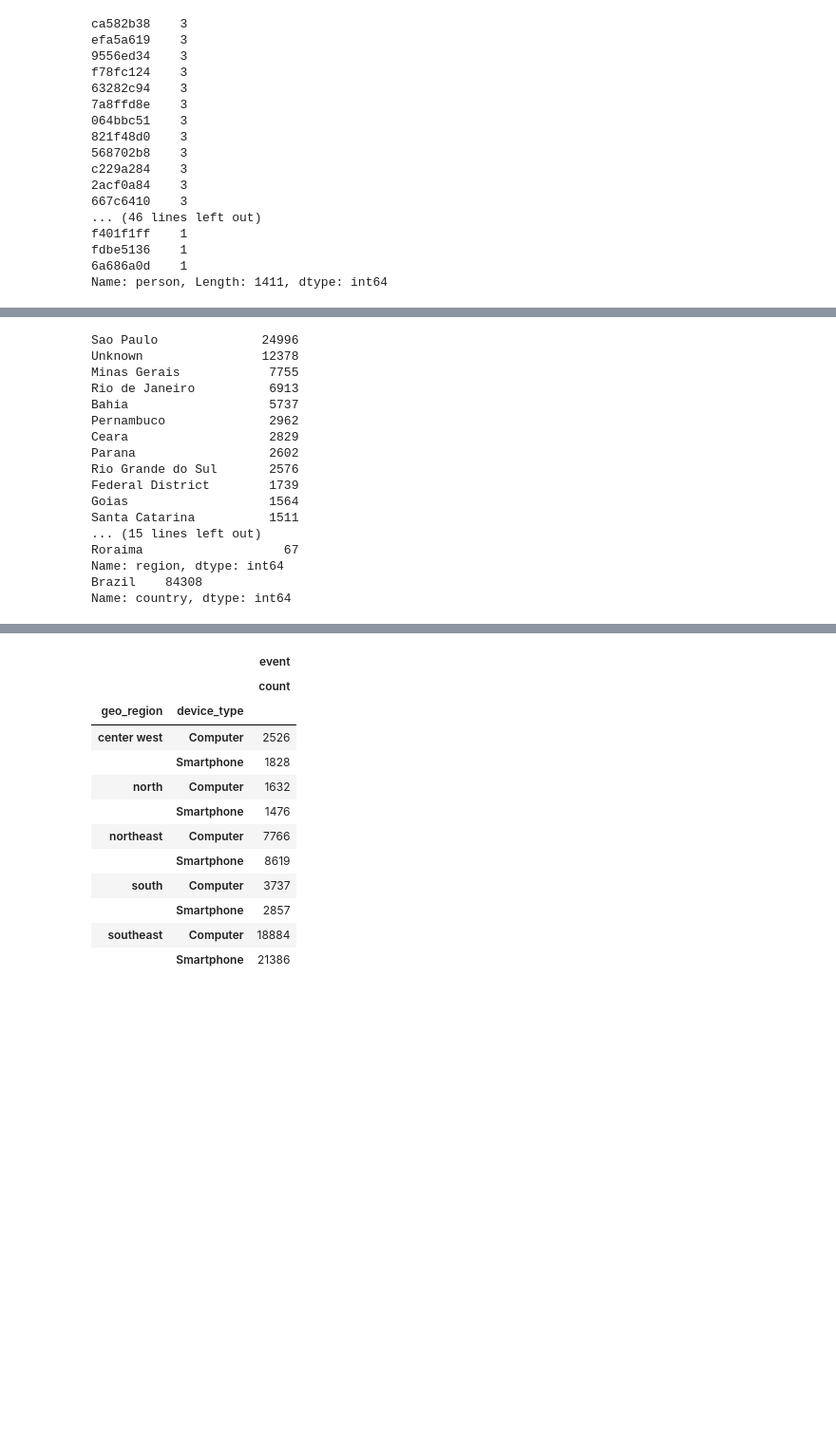
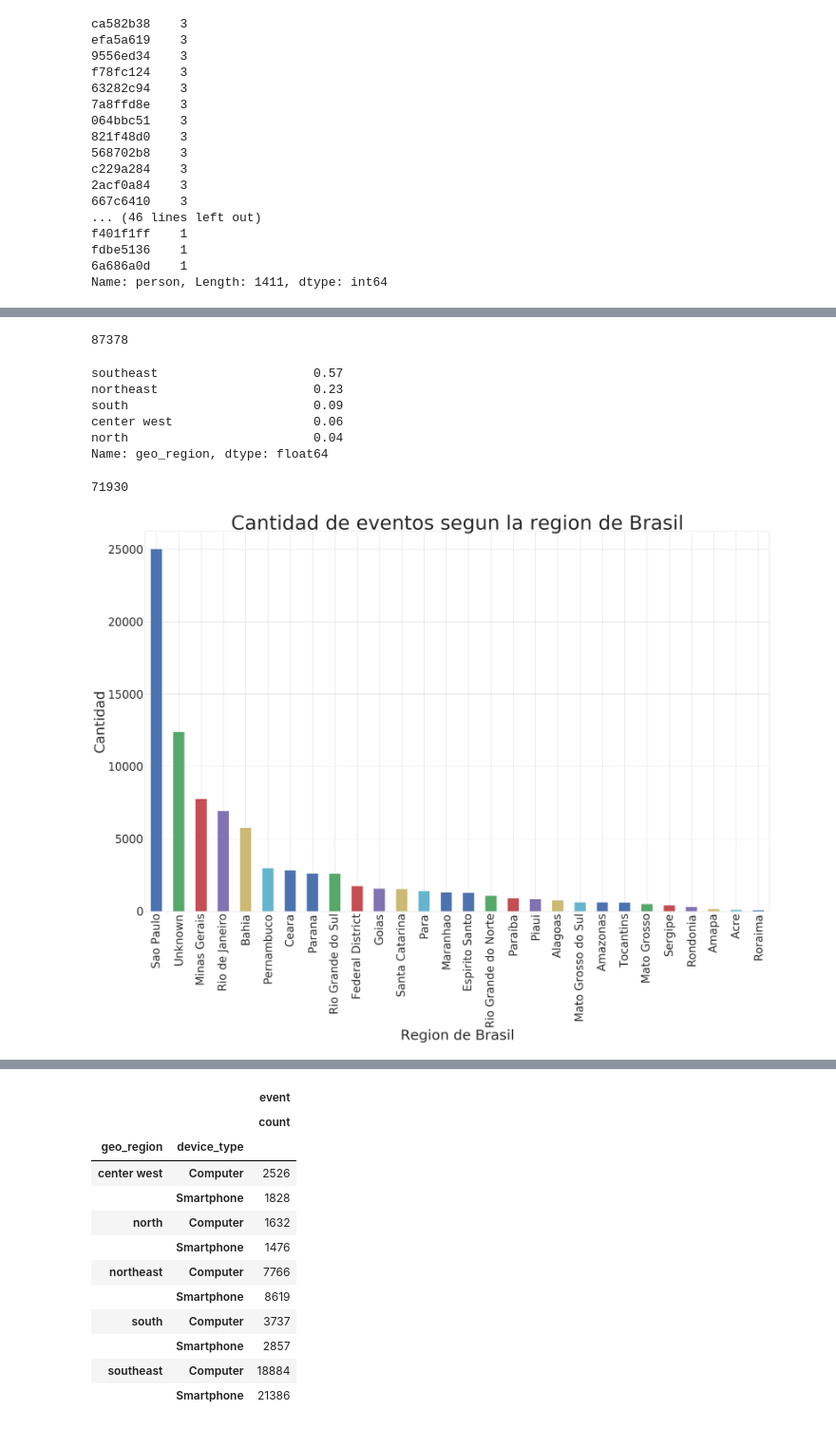
Before and after one commit to gabyrobles93/7506-TP1-Trocafone, a Jupyter notebook: analisis_so_y_dispositivos.ipynb, the cells around one changed output, grey strips where cells are left out. Shown at 95% size. Saved outputs shown, nothing was run; the diff lists cells and outputs as text; code cells hidden in the pictures; blank space fills up the shorter version.

```diff
--- a/analisis_so_y_dispositivos.ipynb
+++ b/analisis_so_y_dispositivos.ipynb
@@ -677,3 +697,7 @@ Name: person, Length: 1411, dtype: int64
+# %%
+len(visited_site)
+# %% [output]
+87378
 # %%
 visited_site.dropna(axis='columns', inplace=True)
 
@@ -733,23 +757,24 @@ visited_site_brazil = visited_site.loc[visited_site['country'] == 'Brazil']
 cities = visited_site_brazil['city'].value_counts()
 regions = visited_site_brazil['region'].value_counts()
 countries = visited_site_brazil['country'].value_counts()
-print regions
-print countries
+geo_region = visited_site_brazil['geo_region'].value_counts(normalize=True)
+# print regions
+# print countries
+print geo_region
+visited_site_brazil['geo_region'].count()
 # %% [output]
-Sao Paulo              24996
-Unknown                12378
-Minas Gerais            7755
-Rio de Janeiro          6913
-Bahia                   5737
-Pernambuco              2962
-Ceara                   2829
-Parana                  2602
-Rio Grande do Sul       2576
-Federal District        1739
-Goias                   1564
-Santa Catarina          1511
-... (15 lines left out)
-Roraima                   67
-Name: region, dtype: int64
-Brazil    84308
-Name: country, dtype: int64
+southeast                     0.57
+northeast                     0.23
+south                         0.09
+center west                   0.06
+north                         0.04
+Name: geo_region, dtype: float64
+71930
+# %%
+bar_regions_plot = regions.plot.bar(figsize=(40, 25), fontsize=40)
+bar_regions_plot.set_title("Cantidad de eventos segun la region de Brasil", fontsize=70)
+bar_regions_plot.set_xlabel("Region de Brasil", fontsize=50)
+bar_regions_plot.set_ylabel("Cantidad", fontsize=50)
+bar_regions_plot.get_figure().savefig('visited_per_region')
+# %% [output]
+[figure, added]
```
Also changed, not shown: parts of 2 cells of this notebook, 2 other files.
